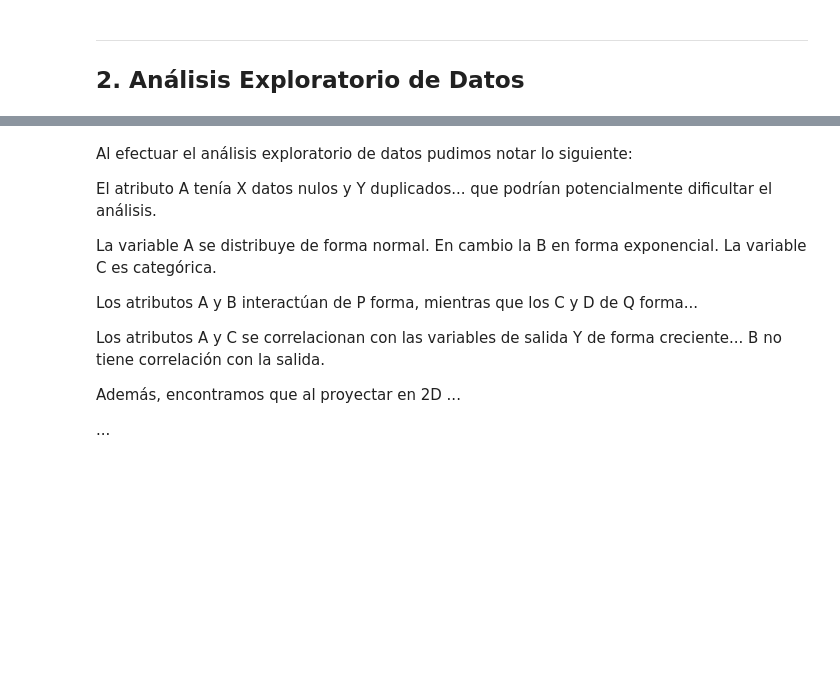
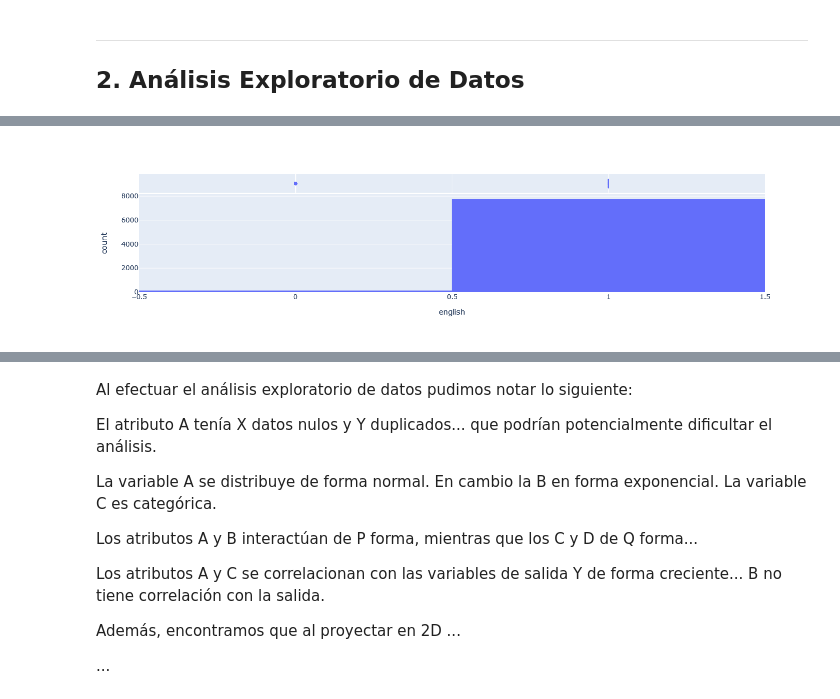
Before and after one commit to JoaquinPerez17/Lab-MDS7202, a Jupyter notebook: Proyecto/Proyecto.ipynb, the cells around one changed output, grey strips where cells are left out. Drawn from its saved outputs; the diff is of its cells as text; code cells hidden in the pictures; blank space fills up the shorter version.

```diff
--- a/Proyecto/Proyecto.ipynb
+++ b/Proyecto/Proyecto.ipynb
@@ -226,0 +300,6 @@ obj
+# %%
+fig = px.histogram(obj,x=num_cols[1],marginal='box')
+#fig.update_xaxes(categoryorder="total descending")
+fig.show()
+# %% [output]
+[figure, added]
```
Also changed, not shown: parts of 26 cells of this notebook.
